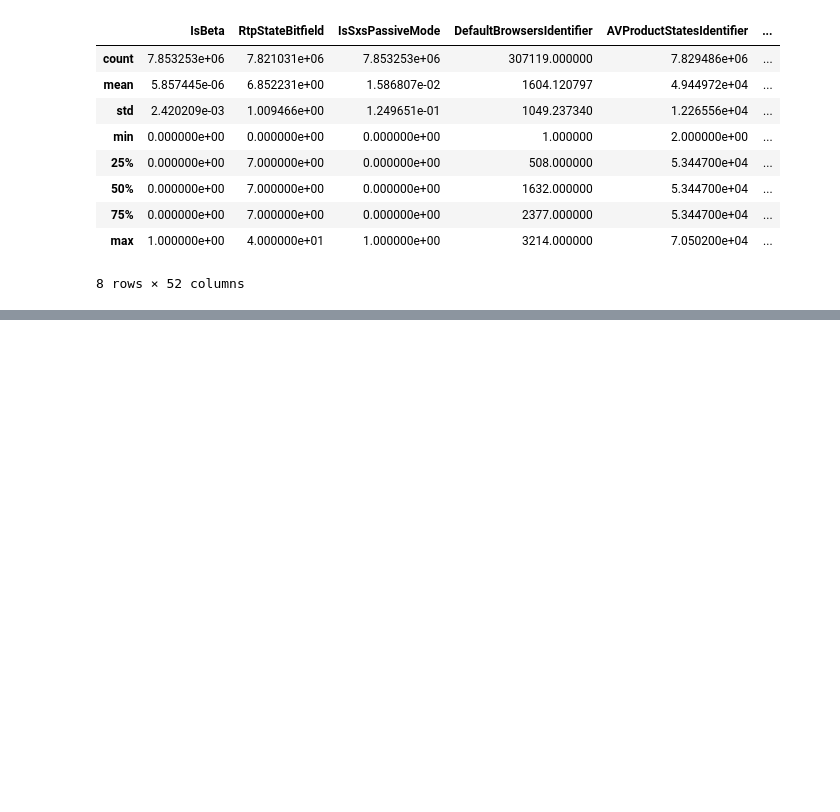
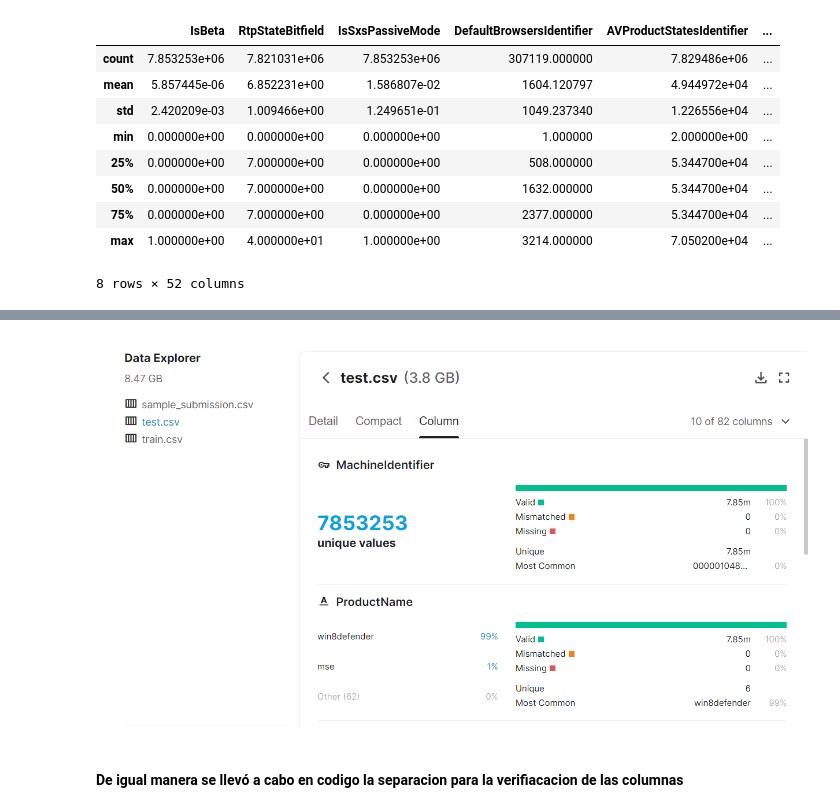
Before and after one commit to saritazavala/SDS-Proyecto2, a Jupyter notebook: Parte1.ipynb, the cells around one changed output, grey strips where cells are left out. Saved outputs shown, nothing was run; the diff lists cells and outputs as text; code cells hidden in the pictures; blank space fills up the shorter version.

```diff
--- a/Parte1.ipynb
+++ b/Parte1.ipynb
@@ -206,0 +372,6 @@ test.describe()
+# %%
+Image("unique.png")
+# %% [output]
+[figure, added]
+# %% [markdown]
+#### De igual manera se llevó a cabo en codigo la separacion para la verifiacacion de las columnas
```
Also changed, not shown: parts of 30 cells of this notebook, 4 other files.
